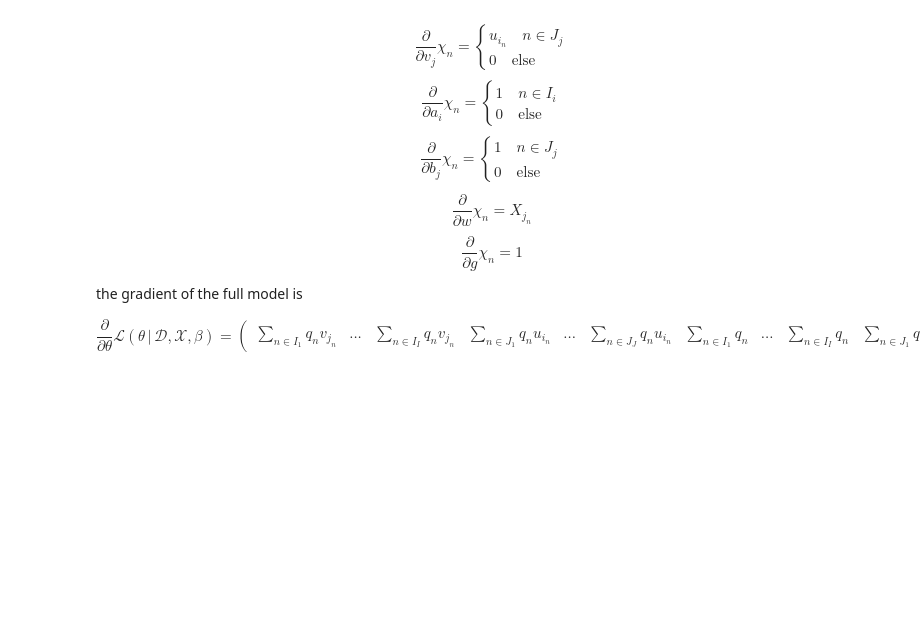
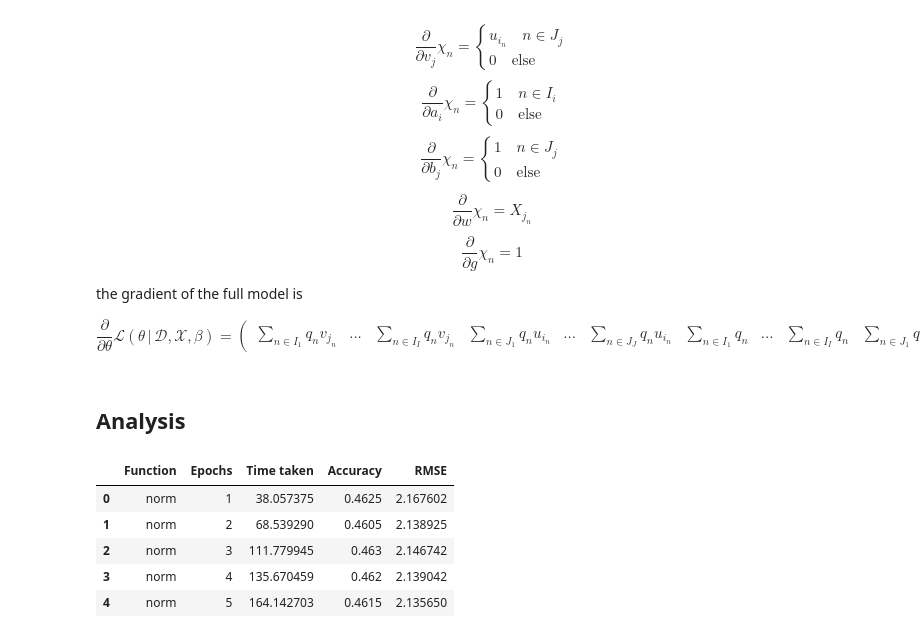
Before and after one commit to abhishekmalali/spark-ml, a Jupyter notebook: ordReg/ordReg.ipynb, the cells around one changed output. Cells and saved outputs as stored; diff of their text form; code cells hidden in the pictures; blank space fills up the shorter version.

```diff
--- a/ordReg/ordReg.ipynb
+++ b/ordReg/ordReg.ipynb
@@ -378,3 +378,16 @@ $$\frac{\partial}{\partial g}\chi_n = 1$$
 the gradient of the full model is
 
 $$ \frac{\partial}{\partial \theta} \mathcal{L}(\theta \,\vert\, \mathcal{D}, \mathcal{X}, \beta) = \begin{pmatrix} \sum_{n \in I_1}q_n v_{j_n} & ... & \sum_{n \in I_I}q_n v_{j_n} & \sum_{n \in J_1}q_n u_{i_n} & ... & \sum_{n \in J_J}q_n u_{i_n} & \sum_{n \in I_1}q_n & ... & \sum_{n \in I_I}q_n & \sum_{n \in J_1}q_n & ... & \sum_{n \in J_J}q_n & \sum_{n =1, ..., N}q_n & \sum_{n =1, ..., N}q_nX_{j_n} \end{pmatrix}^T$$
+# %% [markdown]
+## Analysis
+# %%
+df = pd.read_csv('../data/experiments.csv', sep=';', decimal=',')
+df['Accuracy'] = df['Accuracy'].apply(lambda x: x.replace(',','.'))
+df.head()
+# %% [output]
+|  | Function | Epochs | Time taken | Accuracy | RMSE |
+| 0 | norm | 1 | 38.057375 | 0.4625 | 2.167602 |
+| 1 | norm | 2 | 68.539290 | 0.4605 | 2.138925 |
+| 2 | norm | 3 | 111.779945 | 0.463 | 2.146742 |
+| 3 | norm | 4 | 135.670459 | 0.462 | 2.139042 |
+| 4 | norm | 5 | 164.142703 | 0.4615 | 2.135650 |
```
Also changed, not shown: parts of 3 cells of this notebook, 4 other files.
